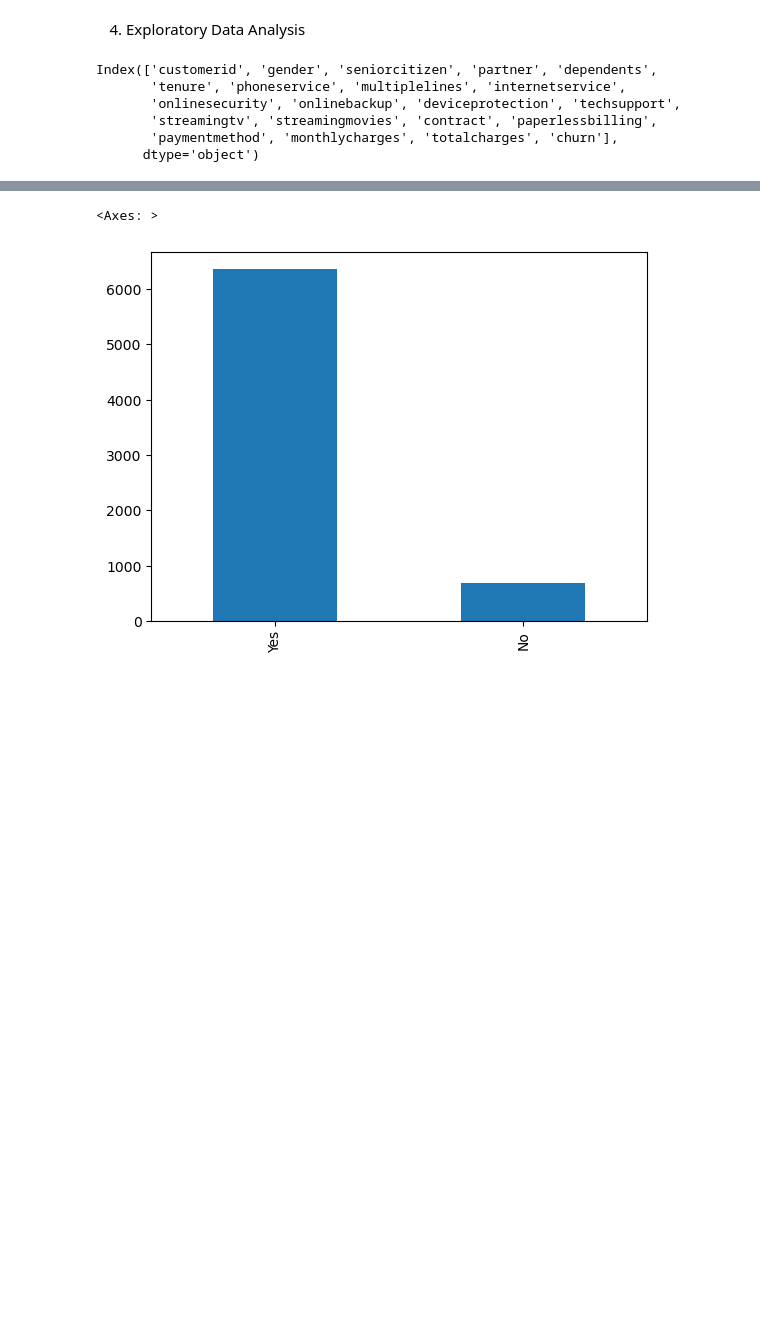
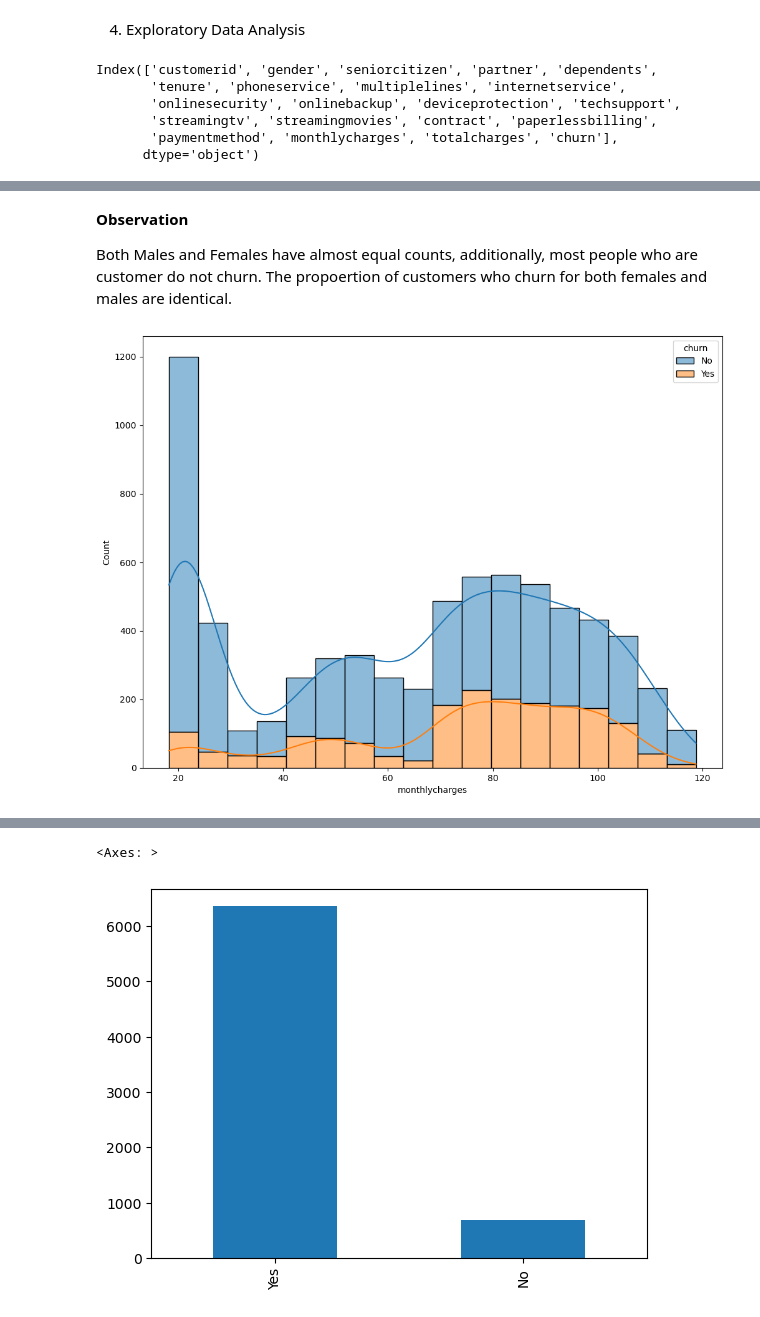
Before and after one commit to Sam1522/Predicting-Telco-Customer-Churn, a Jupyter notebook: Customer Churn Prediction.ipynb, the cells around one changed output, grey strips where cells are left out. Cells and saved outputs as stored; diff of their text form; code cells hidden in the pictures; blank space fills up the shorter version.

```diff
--- a/Customer Churn Prediction.ipynb
+++ b/Customer Churn Prediction.ipynb
@@ -335,0 +354,11 @@ plt.show()
+# %% [markdown]
+**Observation**
+
+Both Males and Females have almost equal counts, additionally, most people who are customer do not churn. The propoertion of customers who churn for both females and males are identical.
+# %%
+#Monthly charges histogram
+plt.figure(figsize=(12, 9))
+sns.histplot(data=customer_churn, x="monthlycharges", hue="churn", multiple="stack", kde=True)
+plt.show()
+# %% [output]
+[figure, added]
```
Also changed, not shown: parts of 9 cells of this notebook.
